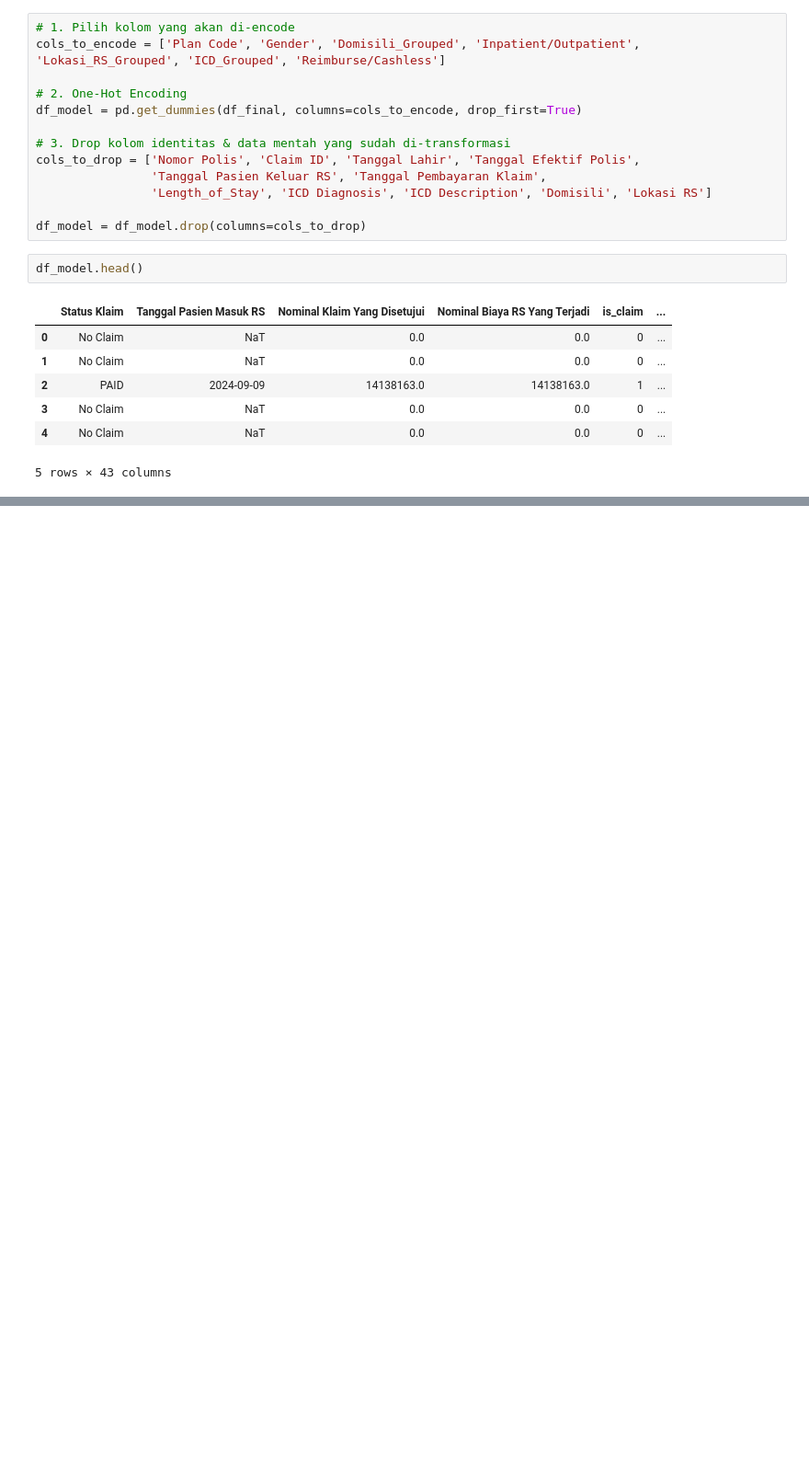
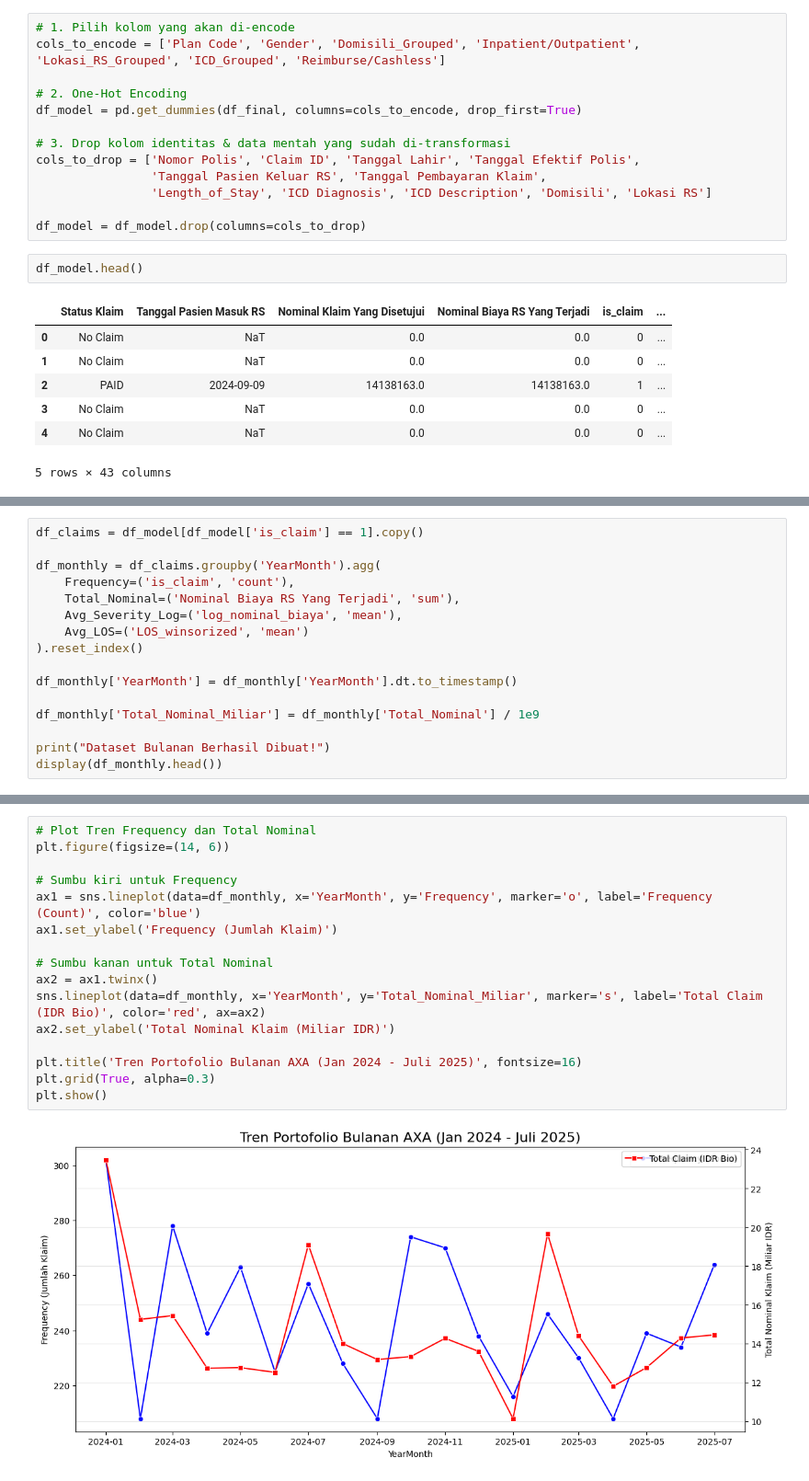
Before and after one commit to ababilkhoerulimam/insurance-claim-forecasting-mcfitb26, a Jupyter notebook: MCFITB26.ipynb, the cells around one changed output, grey strips where cells are left out. Shown at 92% size. Drawn from its saved outputs; the diff is of its cells as text; blank space fills up the shorter version.

```diff
--- a/MCFITB26.ipynb
+++ b/MCFITB26.ipynb
@@ -634,0 +678,16 @@ df_model.head()
+# %%
+df_claims = df_model[df_model['is_claim'] == 1].copy()
+
+df_monthly = df_claims.groupby('YearMonth').agg(
+    Frequency=('is_claim', 'count'),
+    Total_Nominal=('Nominal Biaya RS Yang Terjadi', 'sum'),
+    Avg_Severity_Log=('log_nominal_biaya', 'mean'),
+    Avg_LOS=('LOS_winsorized', 'mean')
+).reset_index()
+
+df_monthly['YearMonth'] = df_monthly['YearMonth'].dt.to_timestamp()
+
+df_monthly['Total_Nominal_Miliar'] = df_monthly['Total_Nominal'] / 1e9
+
+print("Dataset Bulanan Berhasil Dibuat!")
+display(df_monthly.head())
@@ -634,0 +702,18 @@ df_model.head()
+# %%
+# Plot Tren Frequency dan Total Nominal
+plt.figure(figsize=(14, 6))
+
+# Sumbu kiri untuk Frequency
+ax1 = sns.lineplot(data=df_monthly, x='YearMonth', y='Frequency', marker='o', label='Frequency (Count)', color='blue')
+ax1.set_ylabel('Frequency (Jumlah Klaim)')
+
+# Sumbu kanan untuk Total Nominal
+ax2 = ax1.twinx()
+sns.lineplot(data=df_monthly, x='YearMonth', y='Total_Nominal_Miliar', marker='s', label='Total Claim (IDR Bio)', color='red', ax=ax2)
+ax2.set_ylabel('Total Nominal Klaim (Miliar IDR)')
+
+plt.title('Tren Portofolio Bulanan AXA (Jan 2024 - Juli 2025)', fontsize=16)
+plt.grid(True, alpha=0.3)
+plt.show()
+# %% [output]
+[figure, added]
```
Also changed, not shown: parts of 12 cells of this notebook.
